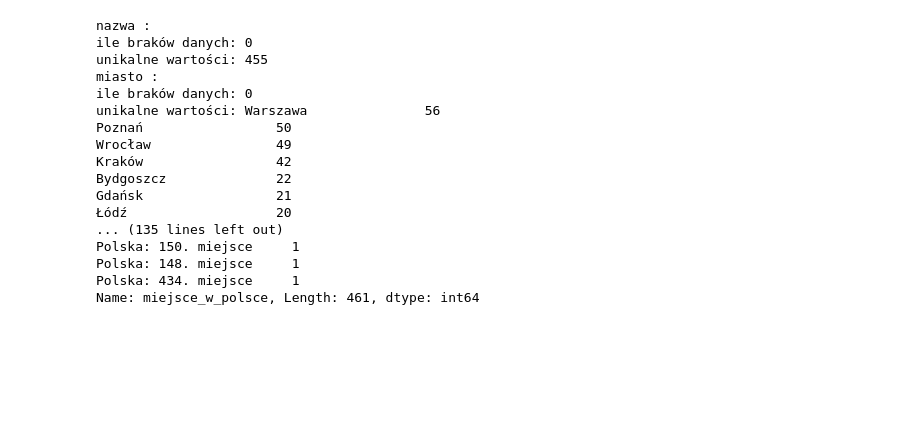
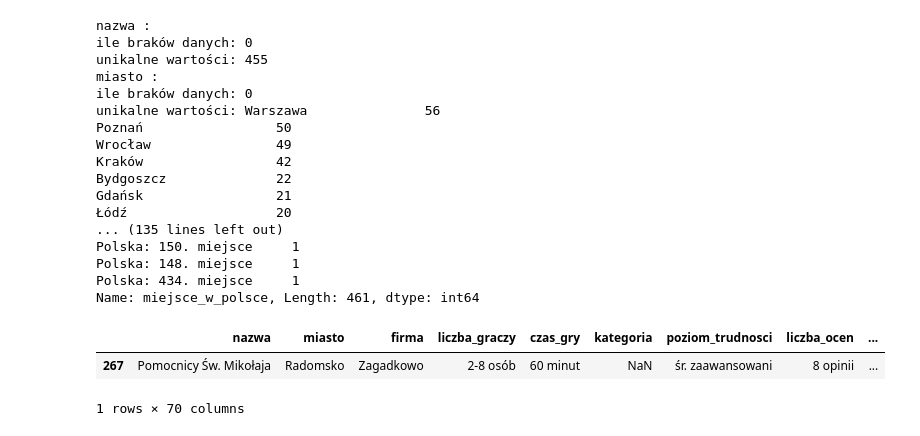
Before and after one commit to umbaranowska/PJATK_PAD_projekt, a Jupyter notebook: data_cleaning/01/data_cleaning_01.ipynb, the cells around one changed output. Cells and saved outputs as stored; diff of their text form; code cells hidden in the pictures; blank space fills up the shorter version.

```diff
--- a/data_cleaning/01/data_cleaning_01.ipynb
+++ b/data_cleaning/01/data_cleaning_01.ipynb
@@ -52,4 +52,11 @@ Polska: 150. miejsce     1
 Polska: 148. miejsce     1
 Polska: 434. miejsce     1
 Name: miejsce_w_polsce, Length: 461, dtype: int64
+# %%
+data[data['kategoria'].isna()]
+# Pomocnicy Św. Mikołaja - rzeczywiście brakuje kategorii na stronie
+# %% [output]
+|  | nazwa | miasto | firma | liczba_graczy | czas_gry | kategoria | poziom_trudnosci | liczba_ocen | ... |
+| 267 | Pomocnicy Św. Mikołaja | Radomsko | Zagadkowo | 2-8 osób | 60 minut | NaN | śr. zaawansowani | 8 opinii | ... |
+1 rows × 70 columns
 # %%
```
Also changed, not shown: parts of 3 cells of this notebook.
